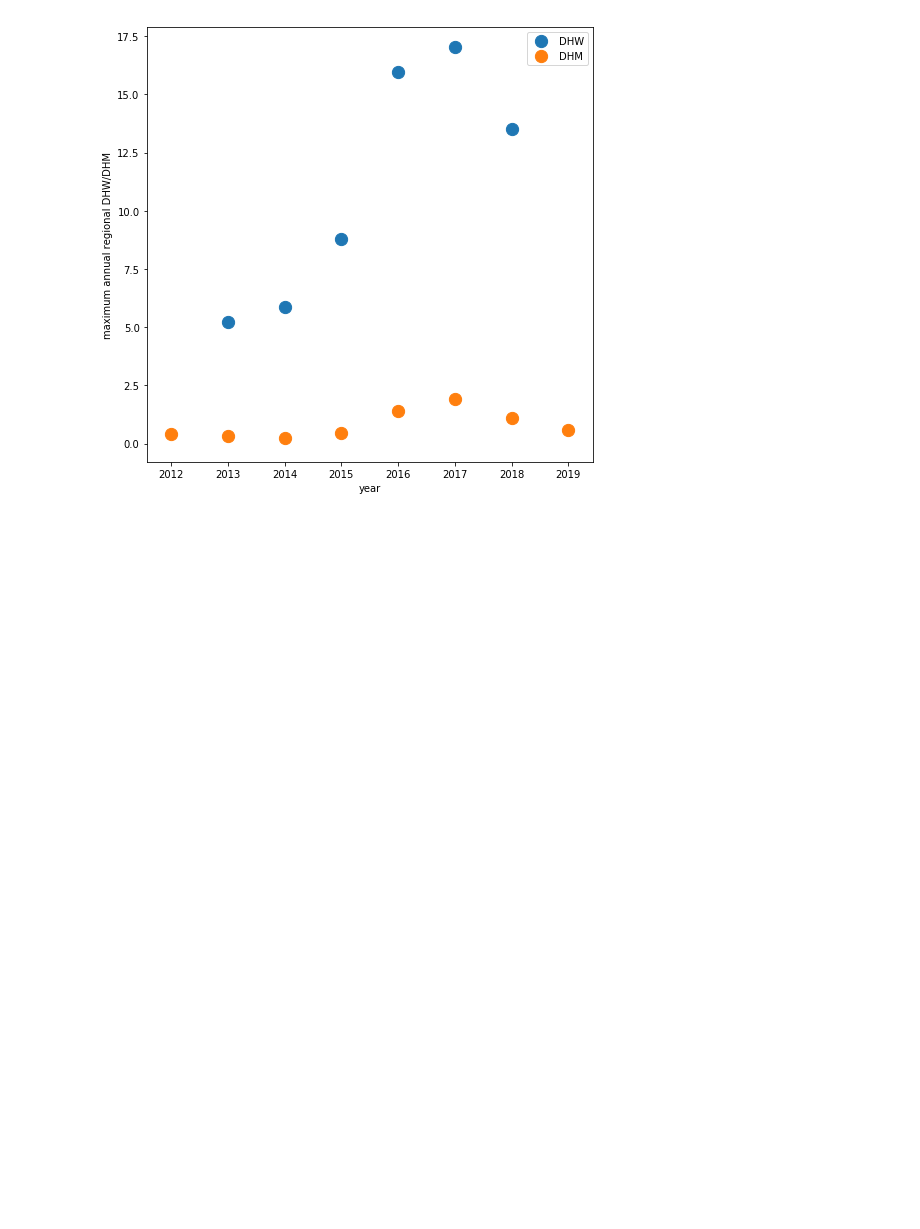
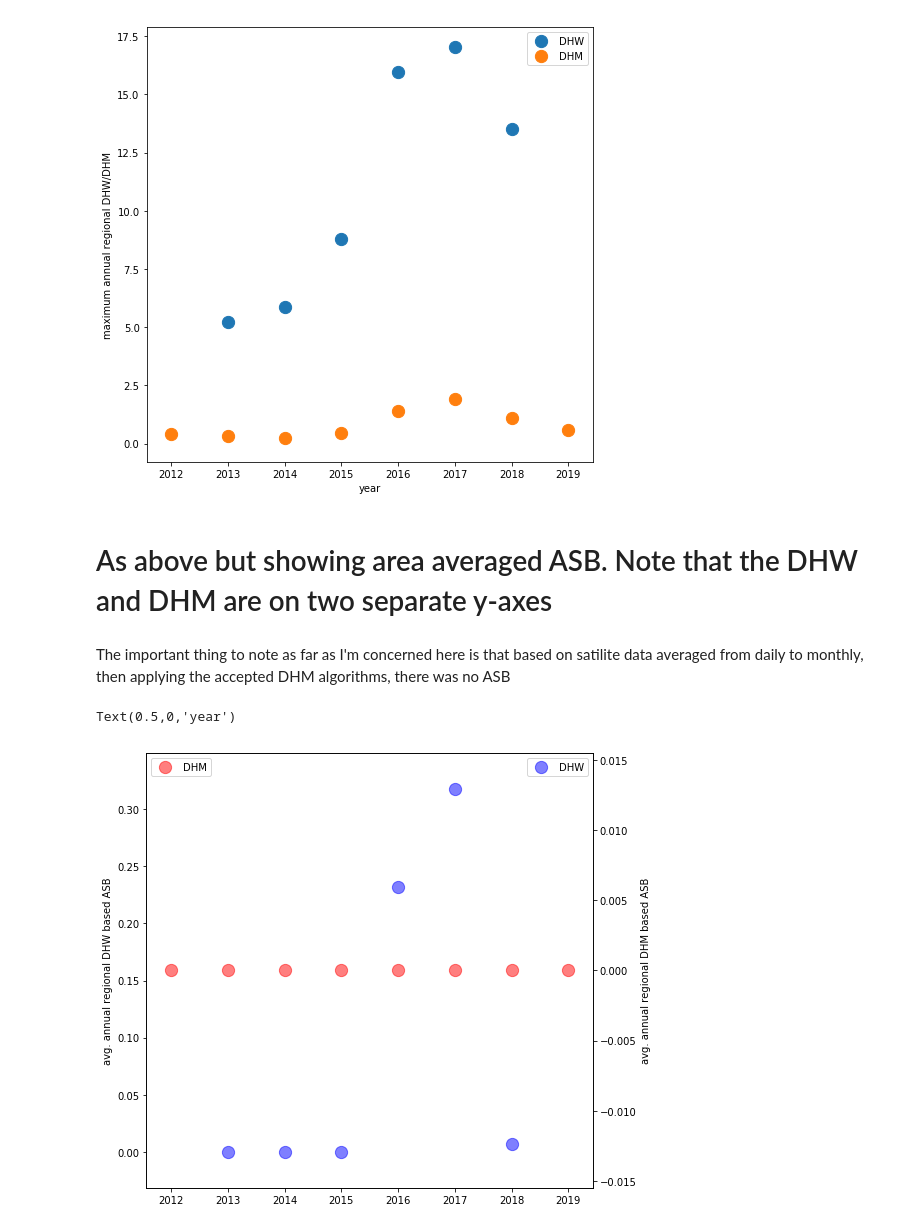
Before and after one commit to PaulHalloran/Jupiter_notebooks_halloran, a Jupyter notebook: dhw_satilite_sst.ipynb, the cells around one changed output. Drawn from its saved outputs; the diff is of its cells as text; code cells hidden in the pictures; blank space fills up the shorter version.

```diff
--- a/dhw_satilite_sst.ipynb
+++ b/dhw_satilite_sst.ipynb
@@ -428,3 +433,25 @@ plt.xlabel('year')
 # %% [output]
 Text(0.5,0,'year')
 [figure]
+# %% [markdown]
+# As above but showing area averaged ASB. Note that the DHW and DHM are on two separate y-axes
+# %% [markdown]
+The important thing to note as far as I'm concerned here is that based on satilite data averaged from daily to monthly, then applying the accepted DHM algorithms, there was no ASB
+# %%
+dhm_cube_gbr_asb_monthly = asb(dhm_cube_gbr_monthly,2.0)
+dhm_cube_gbr_asb_area_avg_monthly = area_avg(dhm_cube_gbr_asb_monthly)
+
+# fig = plt.figure(figsize=(8, 8))
+fig, ax1 = plt.subplots(figsize=(8, 8))
+ax1.scatter(dhw_cube_gbr_asb_area_avg.coord('year').points,dhw_cube_gbr_asb_area_avg.data,color='b',s=150,label='DHW',alpha=0.5)
+ax1.legend(loc=1)
+ax2 = ax1.twinx()
+ax2.scatter(dhm_cube_gbr_asb_area_avg_monthly.coord('year').points,dhm_cube_gbr_asb_area_avg_monthly.data,color='r',s=150,label='DHM',alpha=0.5)
+ax1.set_ylabel('avg. annual regional DHW based ASB')
+ax2.set_ylabel('avg. annual regional DHM based ASB')
+# ax2.set_ylim([-0.000001,0.000001])
+ax2.legend(loc=2)
+plt.xlabel('year')
+# %% [output]
+Text(0.5,0,'year')
+[figure, added]
```
Also changed, not shown: parts of 1 cell of this notebook.
